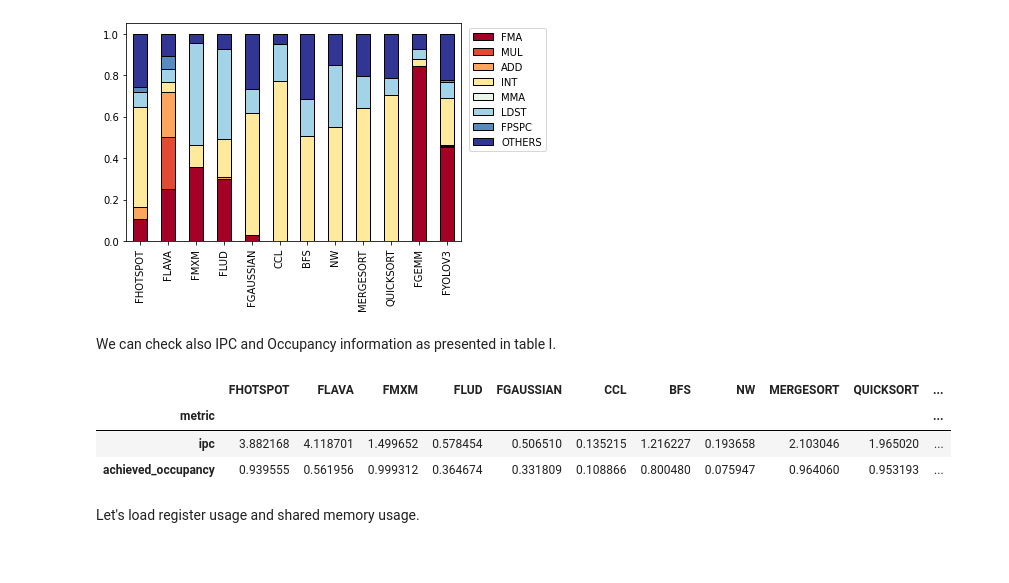
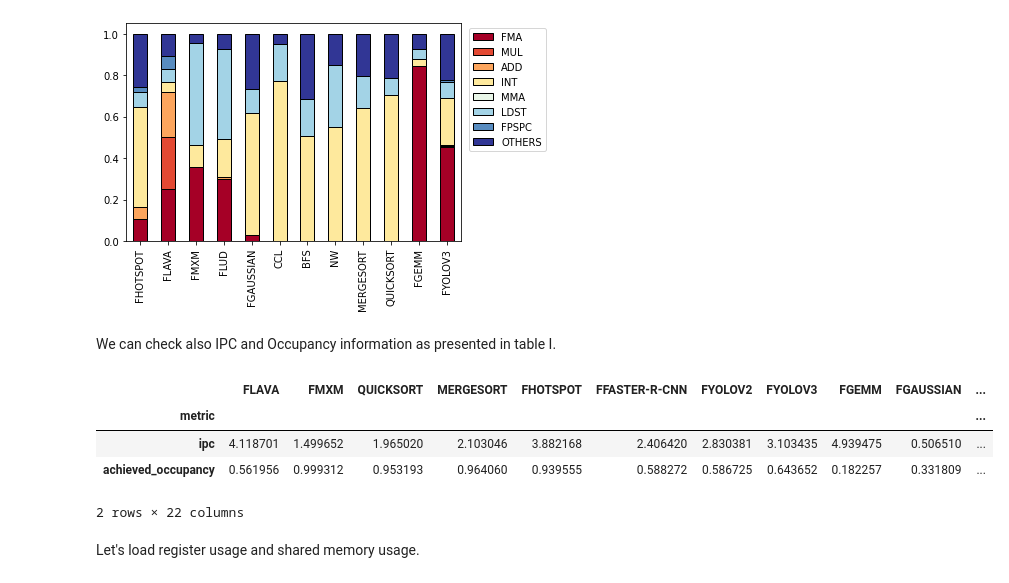
Before and after one commit to UFRGS-CAROL/ipdps2021, a Jupyter notebook: profile_kepler.ipynb, the cells around one changed output. Drawn from its saved outputs; the diff is of its cells as text; code cells hidden in the pictures.

```diff
--- a/profile_kepler.ipynb
+++ b/profile_kepler.ipynb
@@ -165,16 +165,18 @@ plt.legend(bbox_to_anchor=(1.01, 1), loc='upper left')
 We can check also IPC and Occupancy information as presented in table I.
 # %%
 # Those lines contains the sum of all kernel executions on the profile
-ipc_and_occ = kepler_raw_df.loc[["ipc", "achieved_occupancy"], std_names.values()]
+ipc_and_occ = kepler_raw_df.loc[["ipc", "achieved_occupancy"]]
 
 # We need divide by the number of kernel calls
-ipc_and_occ /= kepler_raw_df.loc["kernel_number", std_names.values()]
+ipc_and_occ /= kepler_raw_df.loc["kernel_number"]
+
 ipc_and_occ
 # %% [output]
-|  | FHOTSPOT | FLAVA | FMXM | FLUD | FGAUSSIAN | CCL | BFS | NW | MERGESORT | QUICKSORT | ... |
+|  | FLAVA | FMXM | QUICKSORT | MERGESORT | FHOTSPOT | FFASTER-R-CNN | FYOLOV2 | FYOLOV3 | FGEMM | FGAUSSIAN | ... |
 | metric |  |  |  |  |  |  |  |  |  |  | ... |
-| ipc | 3.882168 | 4.118701 | 1.499652 | 0.578454 | 0.506510 | 0.135215 | 1.216227 | 0.193658 | 2.103046 | 1.965020 | ... |
-| achieved_occupancy | 0.939555 | 0.561956 | 0.999312 | 0.364674 | 0.331809 | 0.108866 | 0.800480 | 0.075947 | 0.964060 | 0.953193 | ... |
+| ipc | 4.118701 | 1.499652 | 1.965020 | 2.103046 | 3.882168 | 2.406420 | 2.830381 | 3.103435 | 4.939475 | 0.506510 | ... |
+| achieved_occupancy | 0.561956 | 0.999312 | 0.953193 | 0.964060 | 0.939555 | 0.588272 | 0.586725 | 0.643652 | 0.182257 | 0.331809 | ... |
+2 rows × 22 columns
 # %% [markdown]
 Let's load register usage and shared memory usage.
 # %%
```
Also changed, not shown: 2 other files.
